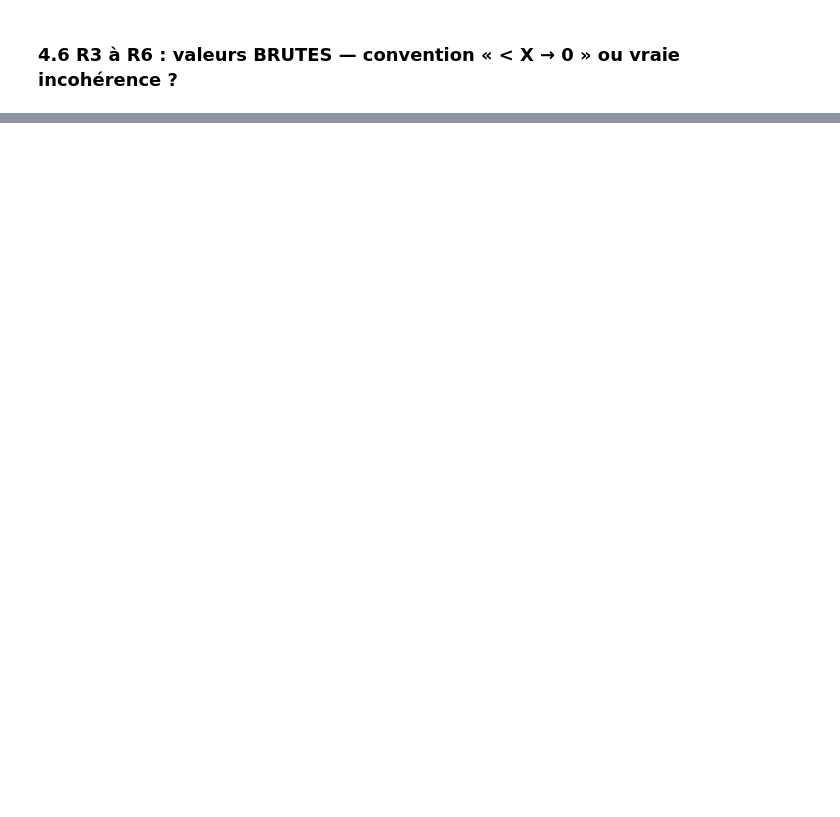
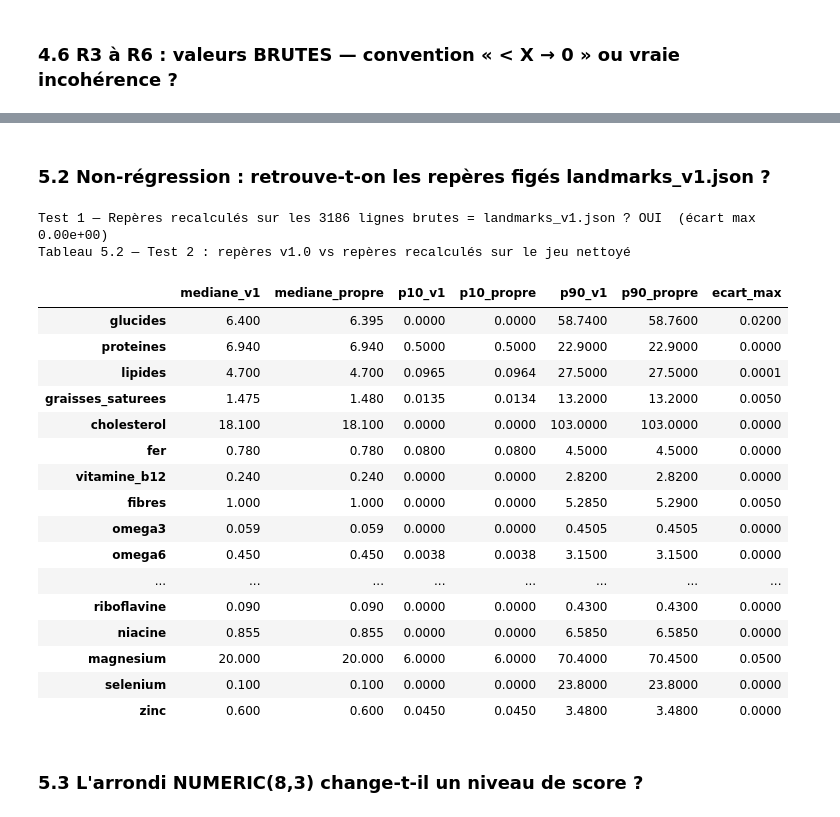
Before and after one commit to SalomeSouque/alimendo_data_science, a Jupyter notebook: 03_ciqual_cleaning.ipynb, the cells around one changed output, grey strips where cells are left out. Cells and saved outputs as stored; diff of their text form; code cells hidden in the pictures; blank space fills up the shorter version.

```diff
--- a/03_ciqual_cleaning.ipynb
+++ b/03_ciqual_cleaning.ipynb
@@ -1130,0 +1274,64 @@ Tableau 4.6 — Valeurs BRUTES (avant conversion) des aliments en infraction R3
+# %% [markdown]
+### 5.2 Non-régression : retrouve-t-on les repères figés landmarks_v1.json ?
+# %%
+LANDMARKS_V1 = Path("landmarks_v1.json")  # À ADAPTER
+landmarks_v1 = json.loads(LANDMARKS_V1.read_text(encoding="utf-8"))["landmarks"]
+
+def table_parametres(valeurs_df: pd.DataFrame) -> pd.DataFrame:
+    """Les 23 paramètres du score depuis une table de valeurs converties (colonnes CIQUAL)."""
+    t = pd.DataFrame(index=valeurs_df.index)
+    for p in PARAMETRES_NUTRITIONNELS:
+        if p in COL:
+            t[p] = valeurs_df[COL[p]]
+    for omega in COMPOSANTES_OMEGA:
+        cols_composantes = dictionnaire.loc[dictionnaire["nom_logique"].str.startswith(f"{omega} ←"),
+                                            "colonne_ciqual"].tolist()
+        t[omega] = valeurs_df[cols_composantes].sum(axis=1, min_count=1)
+    return t[list(PARAMETRES_NUTRITIONNELS)]
+
+def calculer_reperes(t: pd.DataFrame) -> pd.DataFrame:
+    """Médiane, p10, p90 par paramètre, hors aliments sans apport (même règle que le notebook 01)."""
+    apport = t[["glucides", "proteines", "lipides"]].sum(axis=1, min_count=1).fillna(0)
+    base = t[apport >= 1.0]
+    return pd.DataFrame({"mediane": base.median(), "p10": base.quantile(0.10), "p90": base.quantile(0.90)})
+
+reperes_json   = pd.DataFrame(landmarks_v1).T[["mediane", "p10", "p90"]].astype(float)
+reperes_brut   = calculer_reperes(table_parametres(valeurs))                       # 3 186 lignes, comme la calibration
+reperes_propre = calculer_reperes(aliments_propres[list(PARAMETRES_NUTRITIONNELS)])  # 3 184 lignes nettoyées
+
+# Test 1 : notre conversion reproduit-elle EXACTEMENT celle de la calibration ?
+ecart_brut = (reperes_brut - reperes_json).abs().max(axis=1)
+print(f"Test 1 — Repères recalculés sur les {len(valeurs)} lignes brutes = landmarks_v1.json ? "
+      f"{'OUI' if (ecart_brut < 1e-9).all() else 'NON'}  (écart max {ecart_brut.max():.2e})")
+
+# Test 2 : de combien le nettoyage déplace-t-il les repères ?
+non_regression = pd.DataFrame({
+    "mediane_v1": reperes_json["mediane"], "mediane_propre": reperes_propre["mediane"],
+    "p10_v1": reperes_json["p10"],         "p10_propre": reperes_propre["p10"],
+    "p90_v1": reperes_json["p90"],         "p90_propre": reperes_propre["p90"],
+    "ecart_max": (reperes_propre - reperes_json).abs().max(axis=1),
+})
+print("Tableau 5.2 — Test 2 : repères v1.0 vs repères recalculés sur le jeu nettoyé")
+display(non_regression.round(4))
+# %% [output]
+Test 1 — Repères recalculés sur les 3186 lignes brutes = landmarks_v1.json ? OUI  (écart max 0.00e+00)
+Tableau 5.2 — Test 2 : repères v1.0 vs repères recalculés sur le jeu nettoyé
+|  | mediane_v1 | mediane_propre | p10_v1 | p10_propre | p90_v1 | p90_propre | ecart_max |
+| glucides | 6.400 | 6.395 | 0.0000 | 0.0000 | 58.7400 | 58.7600 | 0.0200 |
+| proteines | 6.940 | 6.940 | 0.5000 | 0.5000 | 22.9000 | 22.9000 | 0.0000 |
+| lipides | 4.700 | 4.700 | 0.0965 | 0.0964 | 27.5000 | 27.5000 | 0.0001 |
+| graisses_saturees | 1.475 | 1.480 | 0.0135 | 0.0134 | 13.2000 | 13.2000 | 0.0050 |
+| cholesterol | 18.100 | 18.100 | 0.0000 | 0.0000 | 103.0000 | 103.0000 | 0.0000 |
+| fer | 0.780 | 0.780 | 0.0800 | 0.0800 | 4.5000 | 4.5000 | 0.0000 |
+| vitamine_b12 | 0.240 | 0.240 | 0.0000 | 0.0000 | 2.8200 | 2.8200 | 0.0000 |
+| fibres | 1.000 | 1.000 | 0.0000 | 0.0000 | 5.2850 | 5.2900 | 0.0050 |
+| omega3 | 0.059 | 0.059 | 0.0000 | 0.0000 | 0.4505 | 0.4505 | 0.0000 |
+| omega6 | 0.450 | 0.450 | 0.0038 | 0.0038 | 3.1500 | 3.1500 | 0.0000 |
+| ... | ... | ... | ... | ... | ... | ... | ... |
+| riboflavine | 0.090 | 0.090 | 0.0000 | 0.0000 | 0.4300 | 0.4300 | 0.0000 |
+| niacine | 0.855 | 0.855 | 0.0000 | 0.0000 | 6.5850 | 6.5850 | 0.0000 |
+| magnesium | 20.000 | 20.000 | 6.0000 | 6.0000 | 70.4000 | 70.4500 | 0.0500 |
+| selenium | 0.100 | 0.100 | 0.0000 | 0.0000 | 23.8000 | 23.8000 | 0.0000 |
+| zinc | 0.600 | 0.600 | 0.0450 | 0.0450 | 3.4800 | 3.4800 | 0.0000 |
+# %% [markdown]
+### 5.3 L'arrondi NUMERIC(8,3) change-t-il un niveau de score ?
```
Also changed, not shown: parts of 16 cells of this notebook.
